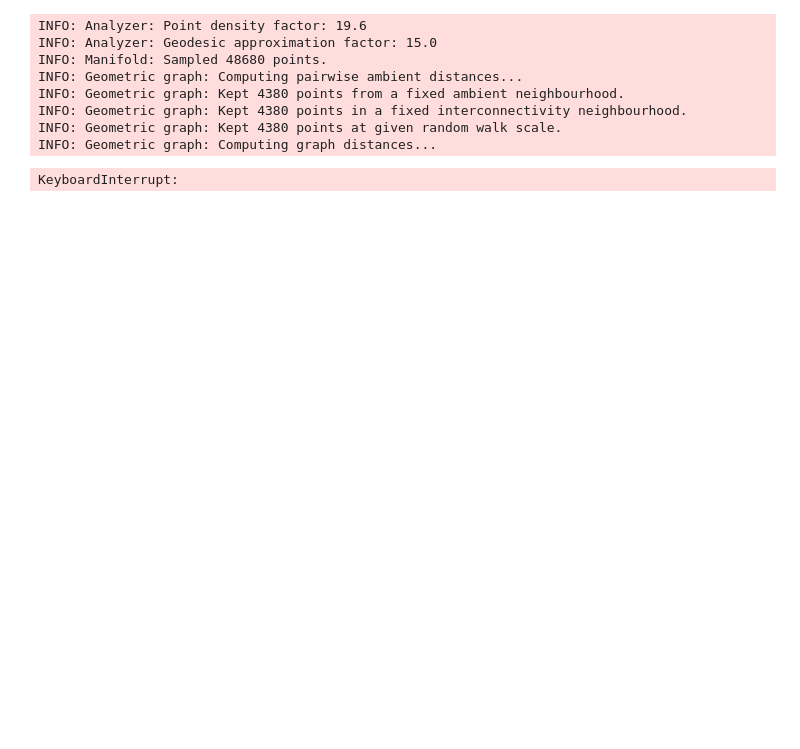
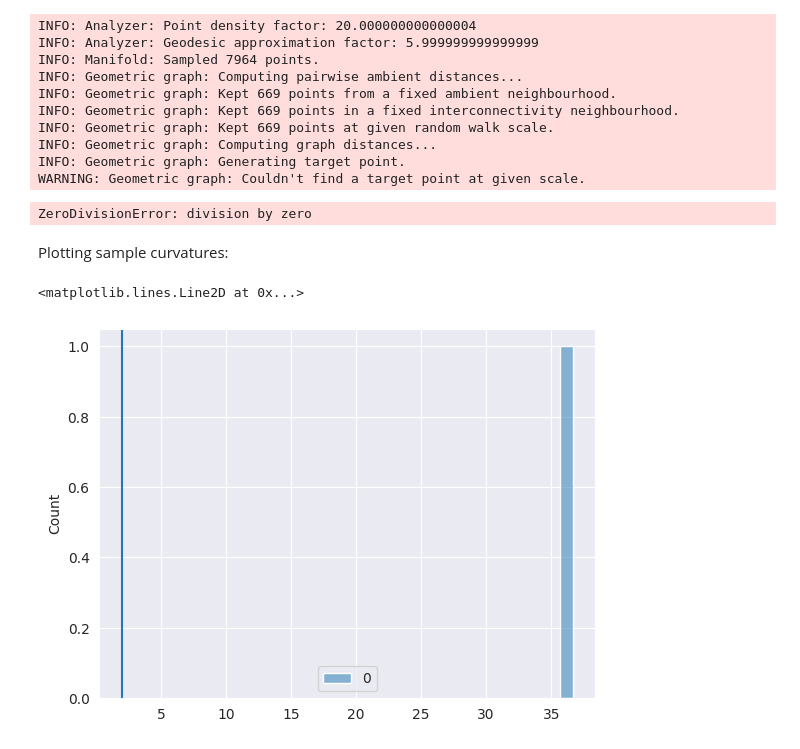
Before and after one commit to benediktpetko/geometric-coarse-curvature, a Jupyter notebook: notebooks/hypersphere_coarse_curvature.ipynb, the cells around one changed output. Cells and saved outputs as stored; diff of their text form; code cells hidden in the pictures; blank space fills up the shorter version.

```diff
--- a/notebooks/hypersphere_coarse_curvature.ipynb
+++ b/notebooks/hypersphere_coarse_curvature.ipynb
@@ -11,19 +14,22 @@ from analyzers.curvature_convergence_analyzer import curvature_convergence_analy
 # %%
 sphere = Hypersphere()
 # %%
-connectivities = 0.02 / np.arange(1,2)
+connectivities = 0.05 / np.arange(1,2)
 scales = 0.3 / np.arange(1,2)
-intensities = 50000 * np.arange(1,2)
+intensities = 8000 * np.arange(1,2)
 root = np.array([1, 0, 0])
 
-curvature_convergence_analyzer(sphere, root, connectivities, scales, intensities, algorithm="dijkstra", num_runs=1)
+analyzer = CurvatureConvergenceAnalyzer(sphere, root)
+analyzer.analyze(connectivities, scales, intensities, algorithm="dijkstra", num_runs=1)
 # %% [output]
-INFO: Analyzer: Point density factor: 19.6
-INFO: Analyzer: Geodesic approximation factor: 15.0
-INFO: Manifold: Sampled 48680 points.
+INFO: Analyzer: Point density factor: 20.000000000000004
+INFO: Analyzer: Geodesic approximation factor: 5.999999999999999
+INFO: Manifold: Sampled 7964 points.
 INFO: Geometric graph: Computing pairwise ambient distances...
-INFO: Geometric graph: Kept 4380 points from a fixed ambient neighbourhood.
-INFO: Geometric graph: Kept 4380 points in a fixed interconnectivity neighbourhood.
-INFO: Geometric graph: Kept 4380 points at given random walk scale.
+INFO: Geometric graph: Kept 669 points from a fixed ambient neighbourhood.
+INFO: Geometric graph: Kept 669 points in a fixed interconnectivity neighbourhood.
+INFO: Geometric graph: Kept 669 points at given random walk scale.
 INFO: Geometric graph: Computing graph distances...
+INFO: Geometric graph: Generating target point.
+WARNING: Geometric graph: Couldn't find a target point at given scale.
-KeyboardInterrupt:
+ZeroDivisionError: division by zero
@@ -32,0 +36,10 @@ KeyboardInterrupt:
+# %% [markdown]
+Plotting sample curvatures:
+# %%
+fig, ax = plt.subplots()
+
+sns.histplot(analyzer.sample_curvatures[0], ax=ax)
+ax.axvline(2)
+# %% [output]
+<matplotlib.lines.Line2D at 0x...>
+[figure, added]
```
Also changed, not shown: parts of 6 cells of this notebook, 5 other files.
